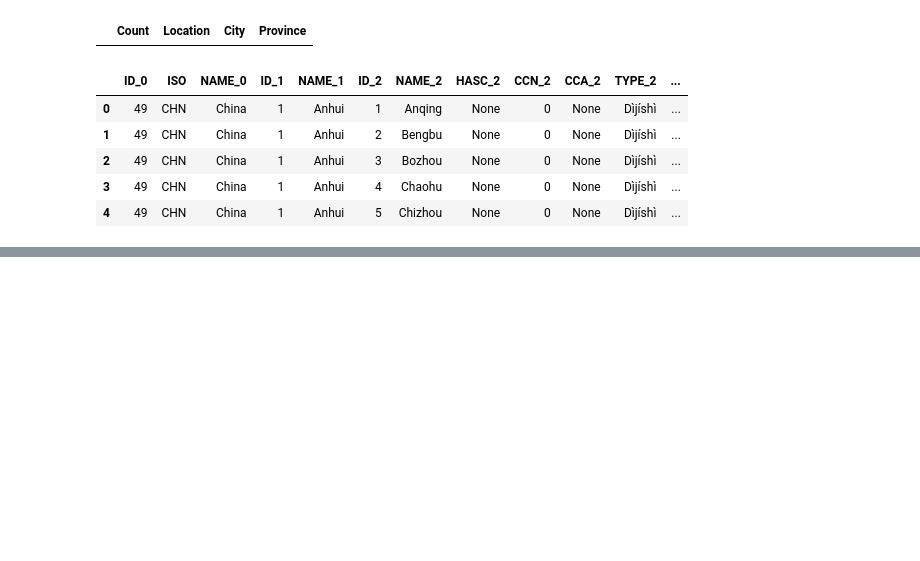
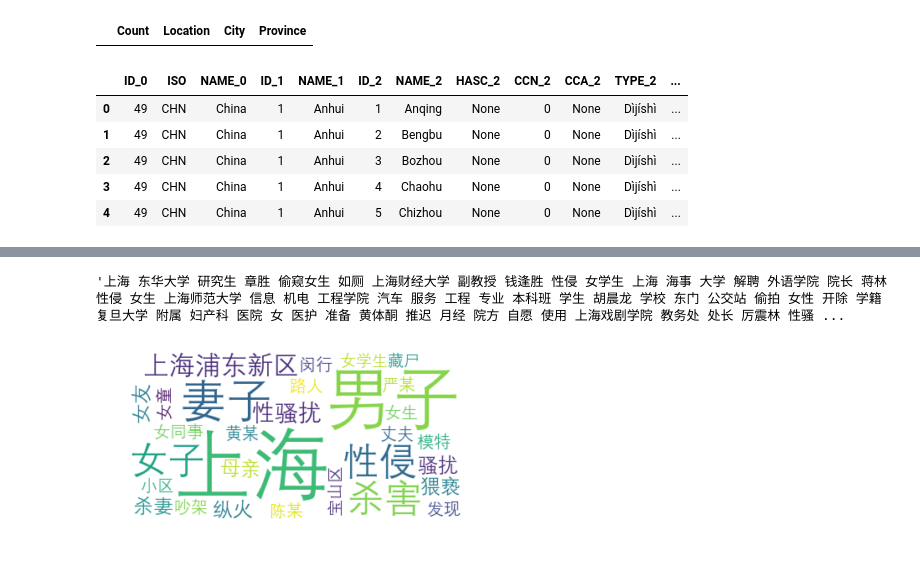
Before and after one commit to cs-ssa-w21/final-project-rooibos, a Jupyter notebook: visualization.ipynb, the cells around one changed output, grey strips where cells are left out. Cells and saved outputs as stored; diff of their text form; code cells hidden in the pictures; blank space fills up the shorter version.

```diff
--- a/visualization.ipynb
+++ b/visualization.ipynb
@@ -78,0 +95,20 @@ m_copy[m_copy.Province == "Yunnan"]
+# %%
+S = ["女", "诱", "打", "脱", "怼", "杀", "捅", "刺", "刀", "锤", "死", "跳", "伤", "摸", "砖", \
+     "蹭", "骗", "扔", "掐", "骗", "砍", "赔", "跑", "胸", "拘", "追", "抛", "扇", "打", "怒", \
+     "剁", "抱", "摸", "弃", "拽", "腰", "拍", "藏", "手", "尸", "戳", "弑", "腿", "家", "村", \
+     "逼", "灌", "哭", "臀", "闯", "划", "脸", "摔", "吓", "断", "捂", "娶", "拍", "镇", "狠", \
+     "抡", "拒", "掳", "偷", "钱", "揍", "车", "藏", "拉", "勒", "泼", "踹", "头", "颈", "勒", \
+     "鼻", "车", "牢", "扒", "泼", "电", "掌", "掴", "砸", "暴", "塞", "母", "烧", "趁", "剐", \
+     "吻", "背", "卖", "玩", "逃", "摔", "旅", "浇", "抡", "爬", "妻", "河", "摔", "持", "球", \
+     "楼", "美", "性", "孝", "喜", "险", "男", "骑", "挑", "戴", "裤", "血", "救", \
+     "病", "亲", "欠", "聊", "挠", "露"]
+
+def text_processor(text):
+    text = re.sub(r"[\W\d]", "", text)
+    lst = []
+    for word in jieba.cut(text):
+        if (len(word) > 1) or (word in S):
+            lst.append(word)
+    return " ".join(lst)
+
+word_lst = pd.DataFrame(gb.case.apply(lambda x: text_processor(x)))
@@ -78,0 +125,16 @@ m_copy[m_copy.Province == "Yunnan"]
+# %%
+s = word_lst.iloc[4, 0]
+s
+# %% [output]
+'上海 东华大学 研究生 章胜 偷窥女生 如厕 上海财经大学 副教授 钱逢胜 性侵 女学生 上海 海事 大学 解聘 外语学院 院长 蒋林 性侵 女生 上海师范大学 信息 机电 工程学院 汽车 服务 工程 专业 本科班 学生 胡晨龙 学校 东门 公交站 偷拍 女性 开除 学籍 复旦大学 附属 妇产科 医院 女 医护 准备 黄体酮 推迟 月经 院方 自愿 使用 上海戏剧学院 教务处 处长 厉震林 性骚 ...
+# %%
+word_cloud = WordCloud(
+    background_color="white",
+    max_words=30,
+    font_path="Deng.ttf").generate(s)
+
+plt.imshow(word_cloud, interpolation="bilinear")
+plt.axis("off")
+plt.show()
+# %% [output]
+[figure, added]
```
Also changed, not shown: parts of 16 cells of this notebook.
